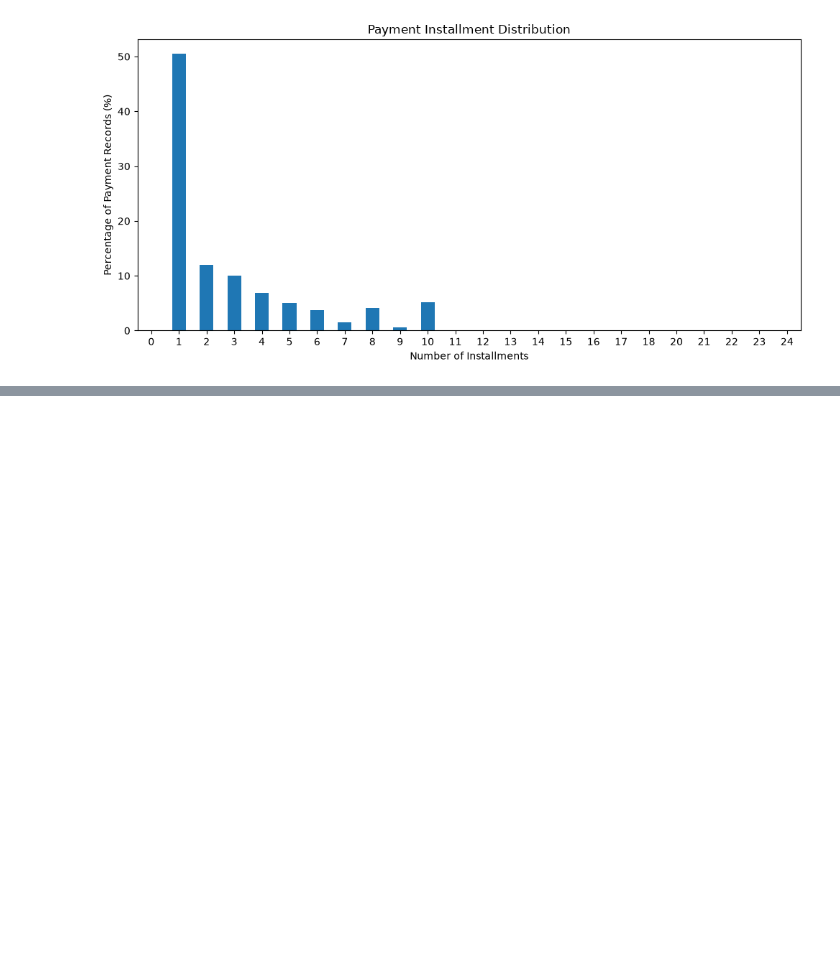
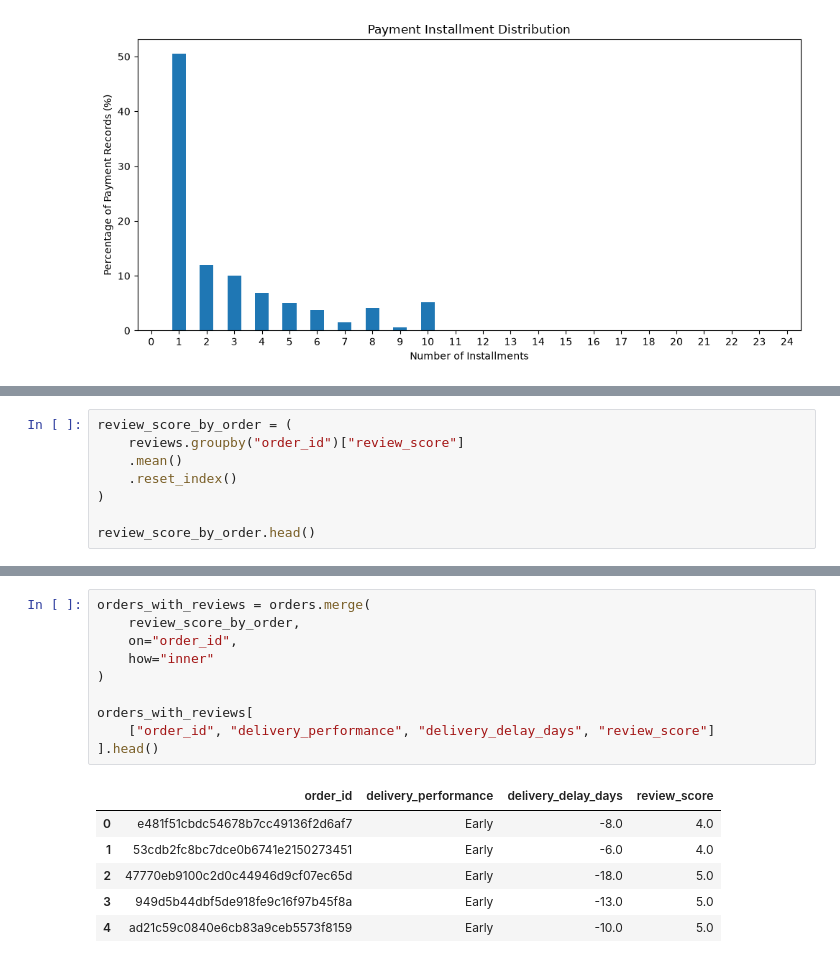
Before and after one commit to PoojaMandal7355/olist-ecommerce-analytics, a Jupyter notebook: notebooks/01_olist_eda.ipynb, the cells around one changed output, grey strips where cells are left out. Saved outputs shown, nothing was run; the diff lists cells and outputs as text; blank space fills up the shorter version.

```diff
--- a/notebooks/01_olist_eda.ipynb
+++ b/notebooks/01_olist_eda.ipynb
@@ -715,0 +799,8 @@ plt.show()
+# %%
+review_score_by_order = (
+    reviews.groupby("order_id")["review_score"]
+    .mean()
+    .reset_index()
+)
+
+review_score_by_order.head()
@@ -715,0 +814,17 @@ plt.show()
+# %%
+orders_with_reviews = orders.merge(
+    review_score_by_order,
+    on="order_id",
+    how="inner"
+)
+
+orders_with_reviews[
+    ["order_id", "delivery_performance", "delivery_delay_days", "review_score"]
+].head()
+# %% [output]
+|  | order_id | delivery_performance | delivery_delay_days | review_score |
+| 0 | e481f51cbdc54678b7cc49136f2d6af7 | Early | -8.0 | 4.0 |
+| 1 | 53cdb2fc8bc7dce0b6741e2150273451 | Early | -6.0 | 4.0 |
+| 2 | 47770eb9100c2d0c44946d9cf07ec65d | Early | -18.0 | 5.0 |
+| 3 | 949d5b44dbf5de918fe9c16f97b45f8a | Early | -13.0 | 5.0 |
+| 4 | ad21c59c0840e6cb83a9ceb5573f8159 | Early | -10.0 | 5.0 |
```
Also changed, not shown: parts of 13 cells of this notebook.
